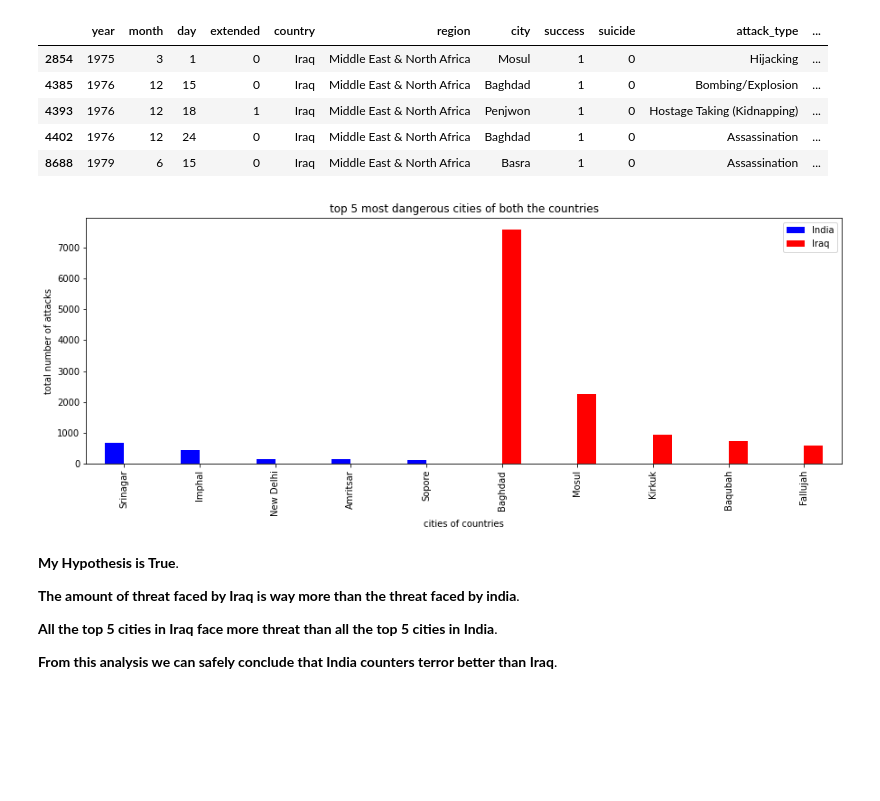
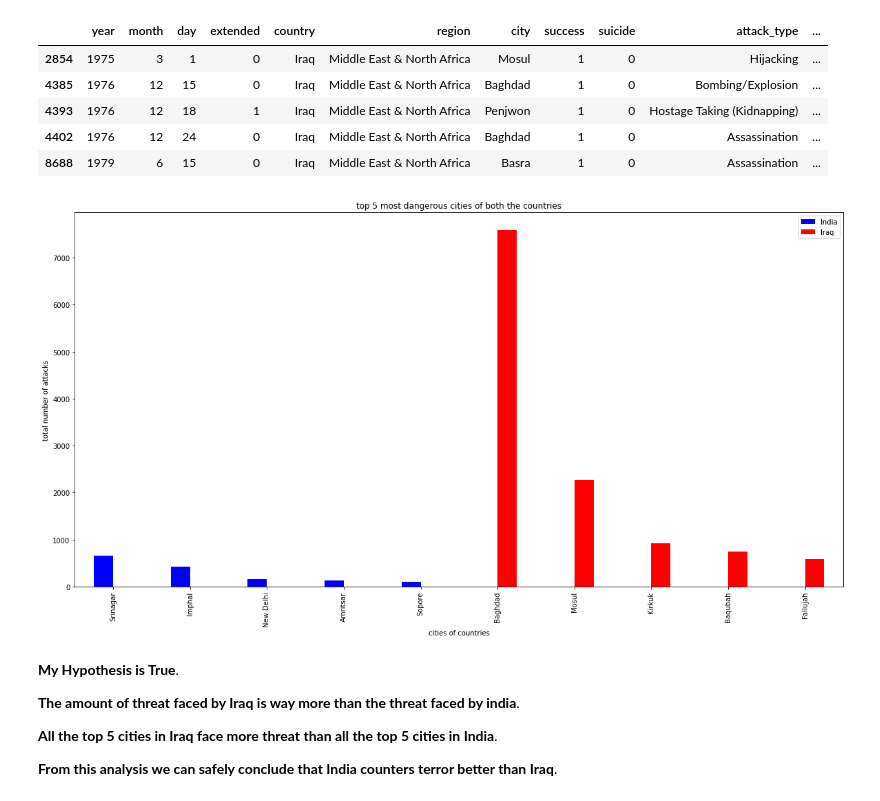
Before and after one commit to Shourya306/Global-Terrorism-EDA, a Jupyter notebook: Copy_of_Global_Terrorism_Analysis_Capstone_Project.ipynb, the cells around one changed output. Saved outputs shown, nothing was run; the diff lists cells and outputs as text; code cells hidden in the pictures; blank space fills up the shorter version.

```diff
--- a/Copy_of_Global_Terrorism_Analysis_Capstone_Project.ipynb
+++ b/Copy_of_Global_Terrorism_Analysis_Capstone_Project.ipynb
@@ -476,7 +478,7 @@ labels = ['NA','Jan','Feb','Mar','Apr','May','June','July','Aug','Sept','Oct','N
 plt.xticks(x, labels)                 # Using the ticks function to rename x-axis values as months from numbers
 plt.ylabel('count of attacks')
 plt.title('Month wise attacks')
-plt.rcParams['figure.figsize'] = (10, 5)
+plt.rcParams['figure.figsize'] = (10,20)
 # %% [output]
 [figure]
 # %% [markdown]
@@ -512,5 +514,5 @@ most_terrorized_country.plot(kind = 'bar', color = 'red')
 plt.title('count of country wise attacks')
 plt.xlabel('country')
 plt.ylabel('no of attacks')
-plt.rcParams['figure.figsize'] = (10, 20)
+plt.rcParams['figure.figsize'] = (20,10)
 # %% [output]
@@ -576,13 +561,13 @@ india_iraq_df = pd.concat([india_top_targetted_cities,iraq_top_targetted_cities]
 # %%
 # Ploting them in a Basic Bar Graph.
 india_iraq_df.plot(kind = 'bar',color = ['Blue','Red'])
 plt.legend(['India','Iraq'])
 plt.title('top 5 most dangerous cities of both the countries')
 plt.xlabel('cities of countries')
 plt.ylabel('total number of attacks')
-plt.rcParams['figure.figsize'] = (10,10)
+plt.rcParams['figure.figsize'] = (10,20)
 # %% [output]
-[figure, old version]
+[figure, new version]
 # %% [markdown]
 **My Hypothesis is True**.
 
```
Also changed, not shown: parts of 9 cells of this notebook.
